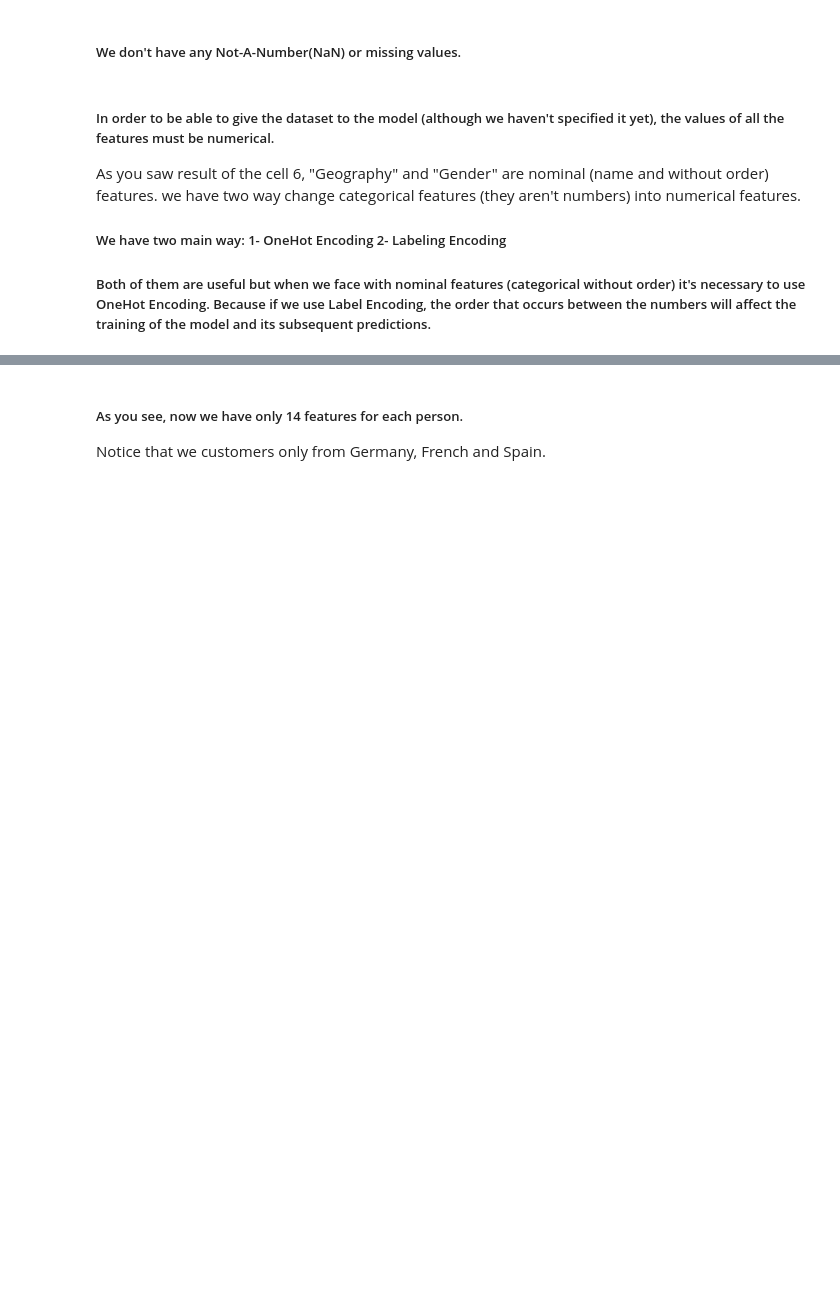
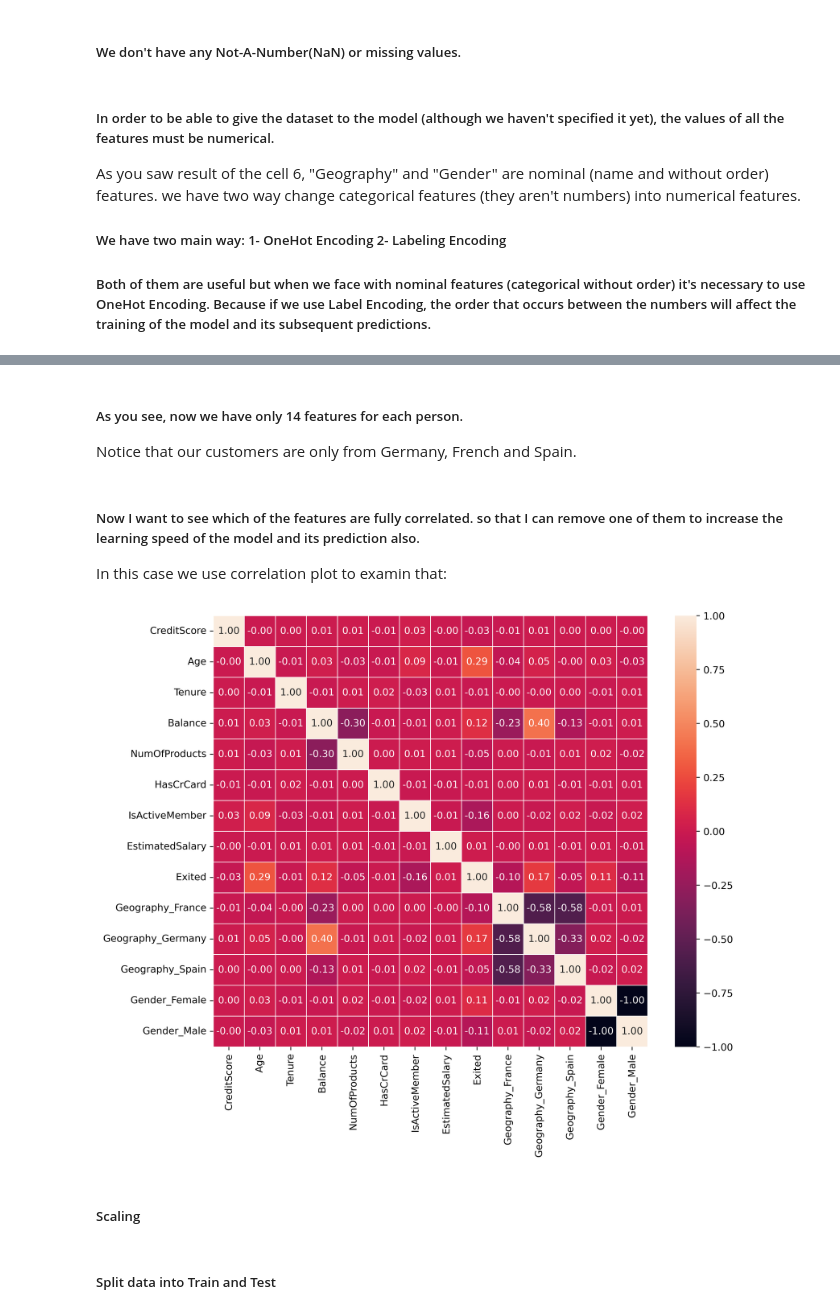
Before and after one commit to AmirrezaMadadi/Customer-Churn-Prediction, a Jupyter notebook: customer_churn_prediction.ipynb, the cells around one changed output, grey strips where cells are left out. Cells and saved outputs as stored; diff of their text form; code cells hidden in the pictures; blank space fills up the shorter version.

Commit message:
step 2 of preprocessing on data

```diff
--- a/customer_churn_prediction.ipynb
+++ b/customer_churn_prediction.ipynb
@@ -79,5 +85,6 @@ As you saw result of the cell 6, "Geography" and "Gender" are nominal (name and
 ##### We have two main way: 1- OneHot Encoding 2- Labeling Encoding
 ##### Both of them are useful but when we face with nominal features (categorical without order) it's necessary to use OneHot Encoding. Because if we use Label Encoding, the order that occurs between the numbers will affect the training of the model and its subsequent predictions.
 # %%
+# cell 7
 # Using OneHot Encoding:
-data = pd.get_dummies(data)
+data = pd.get_dummies(data, dtype=np.int64)
@@ -98,3 +139,14 @@ data.sample(10)
 # %% [markdown]
 ##### As you see, now we have only 14 features for each person.
-Notice that we customers only from Germany, French and Spain.
+Notice that our customers are only from Germany, French and Spain.
+# %% [markdown]
+##### Now I want to see which of the features are fully correlated. so that I can remove one of them to increase the learning speed of the model and its prediction also.
+In this case we use correlation plot to examin that:
+# %%
+plt.figure(figsize=(10, 8), dpi=500)
+sns.heatmap(data.corr(), annot=True, fmt=".2f", linewidth=.5)
+plt.show()
+# %% [output]
+[figure, added]
+# %% [markdown]
+##### Scaling
@@ -100,0 +156,2 @@ Notice that we customers only from Germany, French and Spain.
+# %% [markdown]
+##### Split data into Train and Test
```
Also changed, not shown: parts of 11 cells of this notebook.
